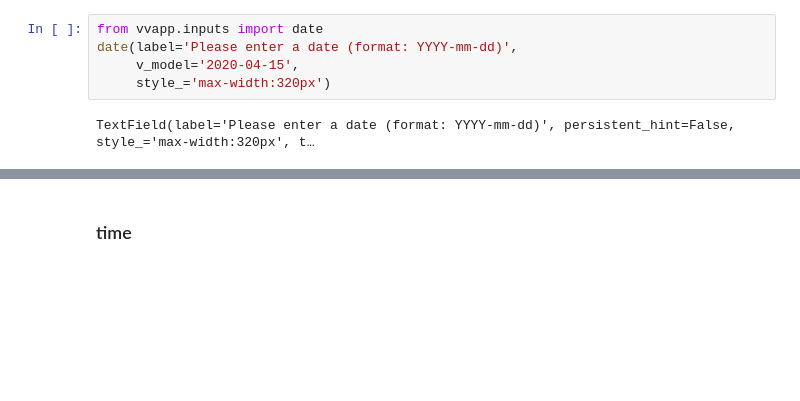
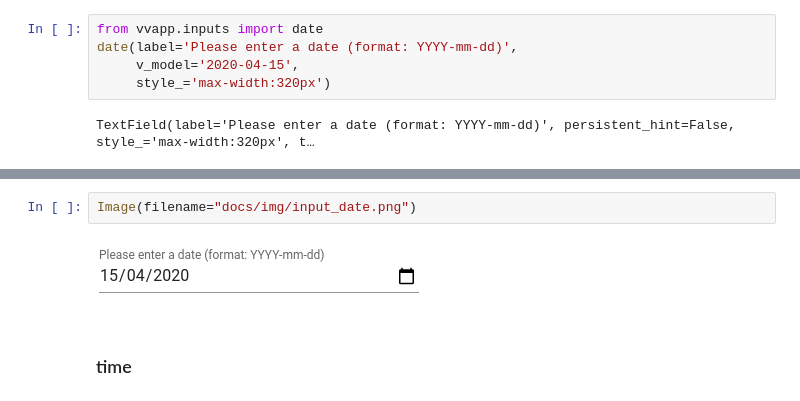
Before and after one commit to radinplaid/vvapp, a Jupyter notebook: index.ipynb, the cells around one changed output, grey strips where cells are left out. Drawn from its saved outputs; the diff is of its cells as text; blank space fills up the shorter version.

```diff
--- a/index.ipynb
+++ b/index.ipynb
@@ -50,3 +52,7 @@ TextField(label='Please enter a date (format: YYYY-mm-dd)', persistent_hint=Fals
+# %%
+Image(filename="docs/img/input_date.png")
+# %% [output]
+[figure, added]
 # %% [markdown]
 ### time
 # %%
```
Also changed, not shown: parts of 19 cells of this notebook, 18 other files.
